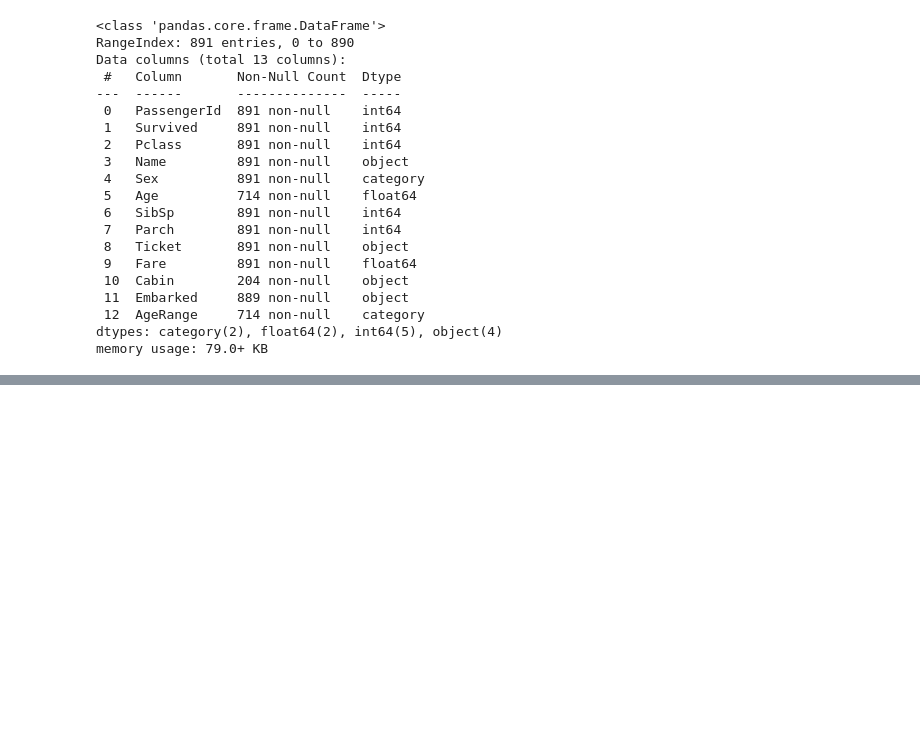
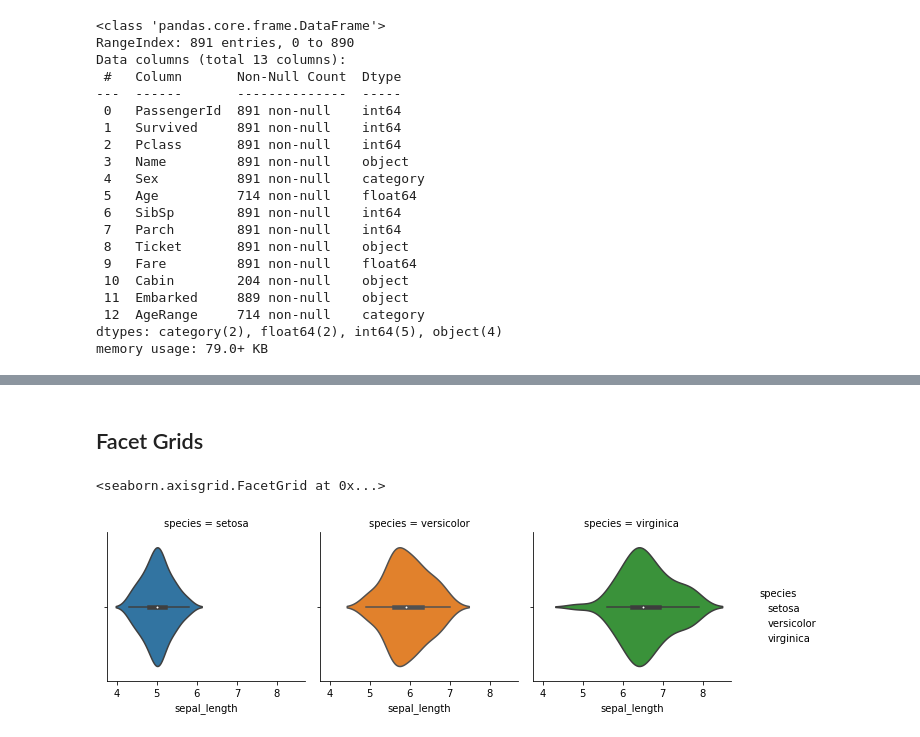
Before and after one commit to TheGAITORClub/Resources, a Jupyter notebook: Lectures/Week2/Week2.ipynb, the cells around one changed output, grey strips where cells are left out. Cells and saved outputs as stored; diff of their text form; code cells hidden in the pictures; blank space fills up the shorter version.

```diff
--- a/Lectures/Week2/Week2.ipynb
+++ b/Lectures/Week2/Week2.ipynb
@@ -151,0 +202,9 @@ count_age_sex.unstack().plot.bar(color=['orange', 'blue', 'darkorange', 'darkblu
+# %% [markdown]
+## Facet Grids
+# %%
+multi_plot = sns.FacetGrid(iris, col='species', hue='species', height=3)
+multi_plot.map(sns.violinplot, 'sepal_length')
+multi_plot.add_legend()
+# %% [output]
+<seaborn.axisgrid.FacetGrid at 0x...>
+[figure, added]
```
Also changed, not shown: parts of 47 cells of this notebook.
